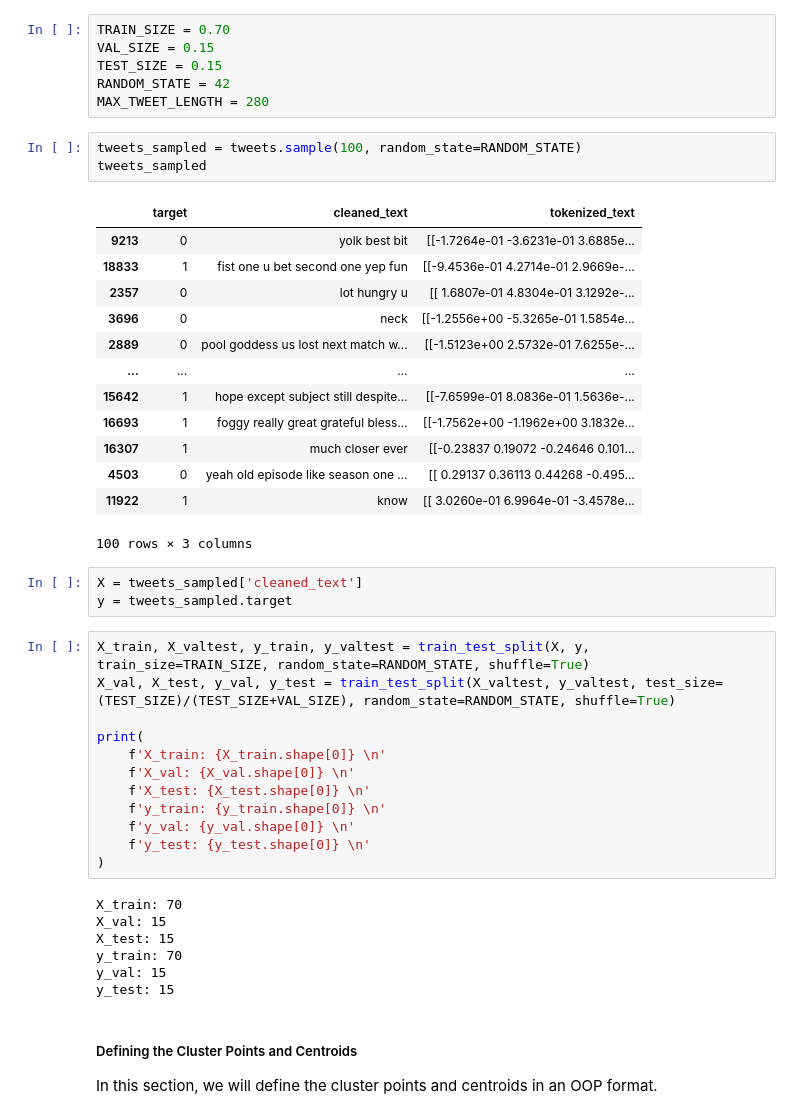
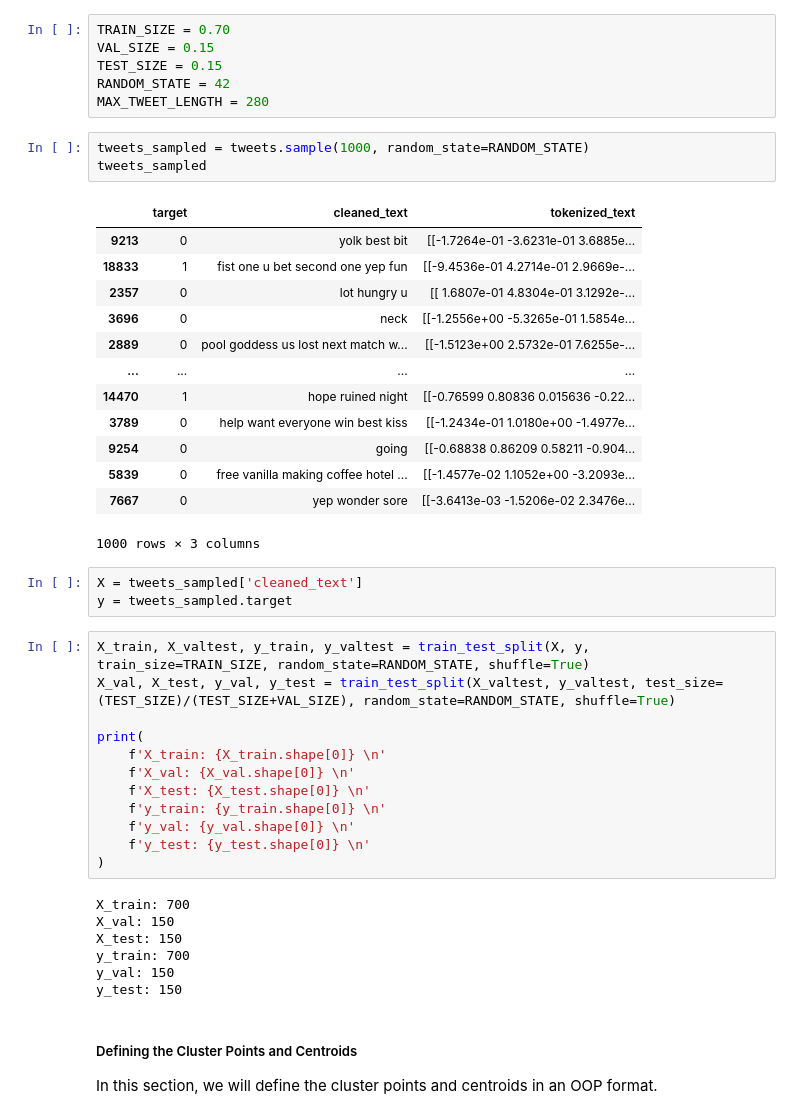
Before and after one commit to edologgerbird/context-capturing-clustering, a Jupyter notebook: final_project.ipynb, the cells around one changed output. Saved outputs shown, nothing was run; the diff lists cells and outputs as text.

Commit message:
sample static PAC pipeline

```diff
--- a/final_project.ipynb
+++ b/final_project.ipynb
@@ -212,22 +213,22 @@ TEST_SIZE = 0.15
 RANDOM_STATE = 42
 MAX_TWEET_LENGTH = 280
 # %%
-tweets_sampled = tweets.sample(100, random_state=RANDOM_STATE)
+tweets_sampled = tweets.sample(1000, random_state=RANDOM_STATE)
 tweets_sampled
 # %% [output]
 |  | target | cleaned_text | tokenized_text |
 | 9213 | 0 | yolk best bit | [[-1.7264e-01 -3.6231e-01 3.6885e... |
 | 18833 | 1 | fist one u bet second one yep fun | [[-9.4536e-01 4.2714e-01 2.9669e-... |
 | 2357 | 0 | lot hungry u | [[ 1.6807e-01 4.8304e-01 3.1292e-... |
 | 3696 | 0 | neck | [[-1.2556e+00 -5.3265e-01 1.5854e... |
 | 2889 | 0 | pool goddess us lost next match w... | [[-1.5123e+00 2.5732e-01 7.6255e-... |
 | ... | ... | ... | ... |
-| 15642 | 1 | hope except subject still despite... | [[-7.6599e-01 8.0836e-01 1.5636e-... |
-| 16693 | 1 | foggy really great grateful bless... | [[-1.7562e+00 -1.1962e+00 3.1832e... |
-| 16307 | 1 | much closer ever | [[-0.23837 0.19072 -0.24646 0.101... |
-| 4503 | 0 | yeah old episode like season one ... | [[ 0.29137 0.36113 0.44268 -0.495... |
-| 11922 | 1 | know | [[ 3.0260e-01 6.9964e-01 -3.4578e... |
+| 14470 | 1 | hope ruined night | [[-0.76599 0.80836 0.015636 -0.22... |
+| 3789 | 0 | help want everyone win best kiss | [[-1.2434e-01 1.0180e+00 -1.4977e... |
+| 9254 | 0 | going | [[-0.68838 0.86209 0.58211 -0.904... |
+| 5839 | 0 | free vanilla making coffee hotel ... | [[-1.4577e-02 1.1052e+00 -3.2093e... |
+| 7667 | 0 | yep wonder sore | [[-3.6413e-03 -1.5206e-02 2.3476e... |
-100 rows × 3 columns
+1000 rows × 3 columns
 # %%
 X = tweets_sampled['cleaned_text']
 y = tweets_sampled.target
@@ -244,12 +245,12 @@ print(
     f'y_test: {y_test.shape[0]} \n'
 )
 # %% [output]
-X_train: 70
-X_val: 15
-X_test: 15
-y_train: 70
-y_val: 15
-y_test: 15
+X_train: 700
+X_val: 150
+X_test: 150
+y_train: 700
+y_val: 150
+y_test: 150
 # %% [markdown]
 ##### Defining the Cluster Points and Centroids
 
```
Also changed, not shown: parts of 8 cells of this notebook.
